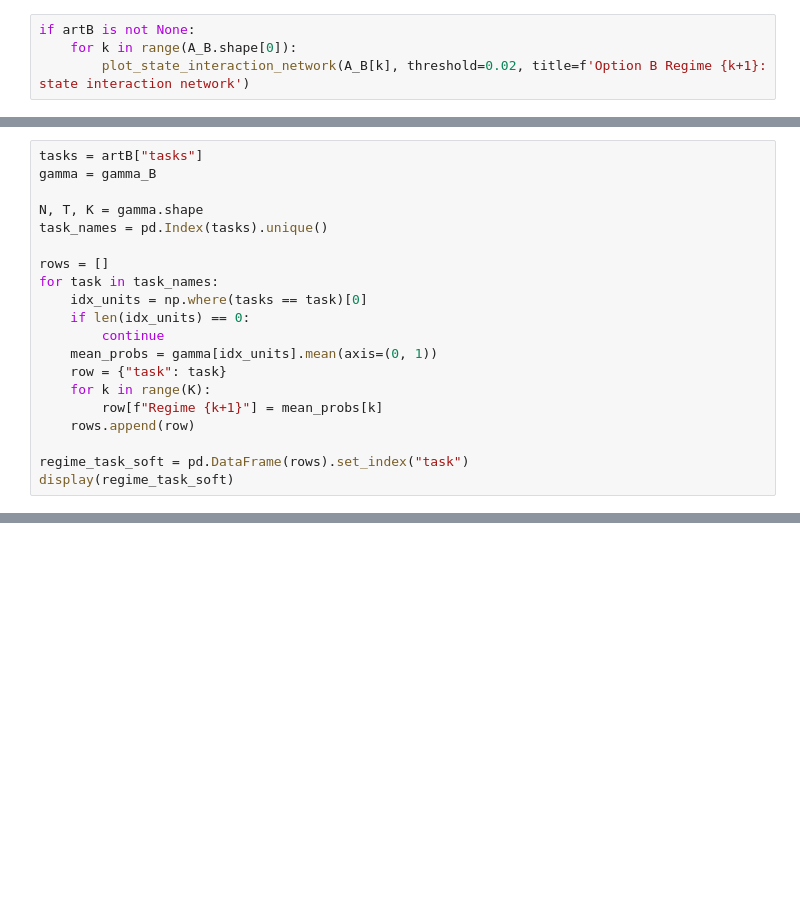
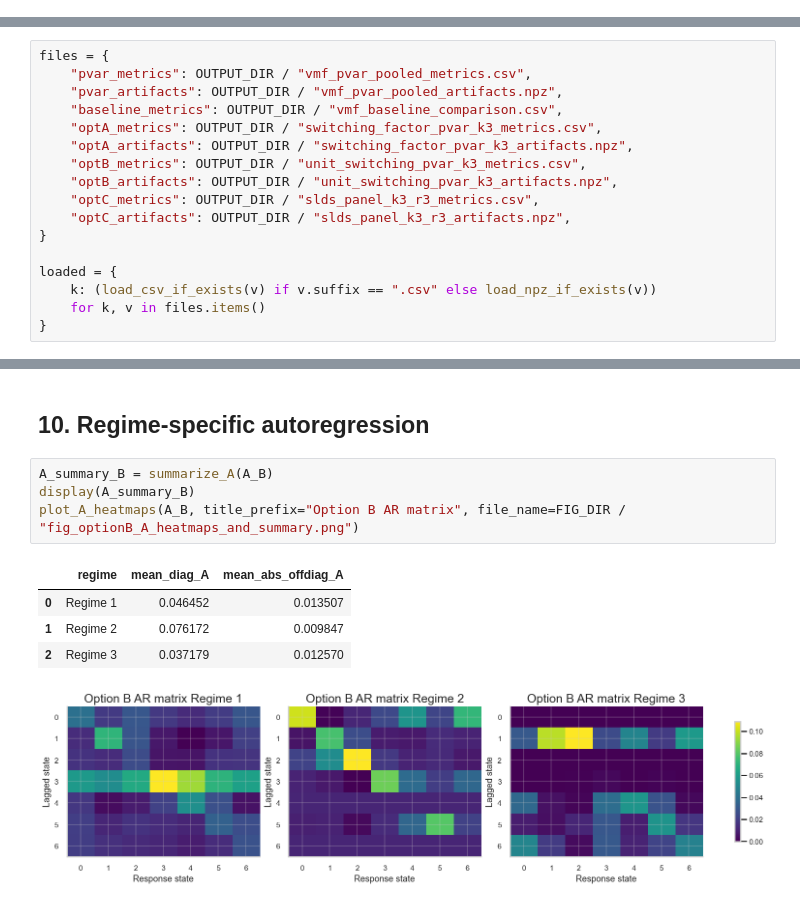
Before and after one commit to navidbahadoran/EEG-Research, a Jupyter notebook: notebooks/final_model_analysis.ipynb, the cells around one changed output, grey strips where cells are left out. Cells and saved outputs as stored; diff of their text form; blank space fills up the shorter version.

```diff
--- a/notebooks/final_model_analysis.ipynb
+++ b/notebooks/final_model_analysis.ipynb
@@ -799,4 +0,0 @@ plt.show()
-# %%
-if artB is not None:
-    for k in range(A_B.shape[0]):
-        plot_state_interaction_network(A_B[k], threshold=0.02, title=f'Option B Regime {k+1}: state interaction network')
@@ -867,20 +0,0 @@ plt.show()
-# %%
-tasks = artB["tasks"]
-gamma = gamma_B
-
-N, T, K = gamma.shape
-task_names = pd.Index(tasks).unique()
-
-rows = []
-for task in task_names:
-    idx_units = np.where(tasks == task)[0]
-    if len(idx_units) == 0:
-        continue
-    mean_probs = gamma[idx_units].mean(axis=(0, 1))
-    row = {"task": task}
-    for k in range(K):
-        row[f"Regime {k+1}"] = mean_probs[k]
-    rows.append(row)
-
-regime_task_soft = pd.DataFrame(rows).set_index("task")
-display(regime_task_soft)
@@ -1072,0 +222,17 @@ display(takeaway)
+# %%
+files = {
+    "pvar_metrics": OUTPUT_DIR / "vmf_pvar_pooled_metrics.csv",
+    "pvar_artifacts": OUTPUT_DIR / "vmf_pvar_pooled_artifacts.npz",
+    "baseline_metrics": OUTPUT_DIR / "vmf_baseline_comparison.csv",
+    "optA_metrics": OUTPUT_DIR / "switching_factor_pvar_k3_metrics.csv",
+    "optA_artifacts": OUTPUT_DIR / "switching_factor_pvar_k3_artifacts.npz",
+    "optB_metrics": OUTPUT_DIR / "unit_switching_pvar_k3_metrics.csv",
+    "optB_artifacts": OUTPUT_DIR / "unit_switching_pvar_k3_artifacts.npz",
+    "optC_metrics": OUTPUT_DIR / "slds_panel_k3_r3_metrics.csv",
+    "optC_artifacts": OUTPUT_DIR / "slds_panel_k3_r3_artifacts.npz",
+}
+
+loaded = {
+    k: (load_csv_if_exists(v) if v.suffix == ".csv" else load_npz_if_exists(v))
+    for k, v in files.items()
+}
@@ -1072,0 +504,12 @@ display(takeaway)
+# %% [markdown]
+## 10. Regime-specific autoregression
+# %%
+A_summary_B = summarize_A(A_B)
+display(A_summary_B)
+plot_A_heatmaps(A_B, title_prefix="Option B AR matrix", file_name=FIG_DIR / "fig_optionB_A_heatmaps_and_summary.png")
+# %% [output]
+|  | regime | mean_diag_A | mean_abs_offdiag_A |
+| 0 | Regime 1 | 0.046452 | 0.013507 |
+| 1 | Regime 2 | 0.076172 | 0.009847 |
+| 2 | Regime 3 | 0.037179 | 0.012570 |
+[figure, added]
```
Also changed, not shown: parts of 83 cells of this notebook, 13 other files.
